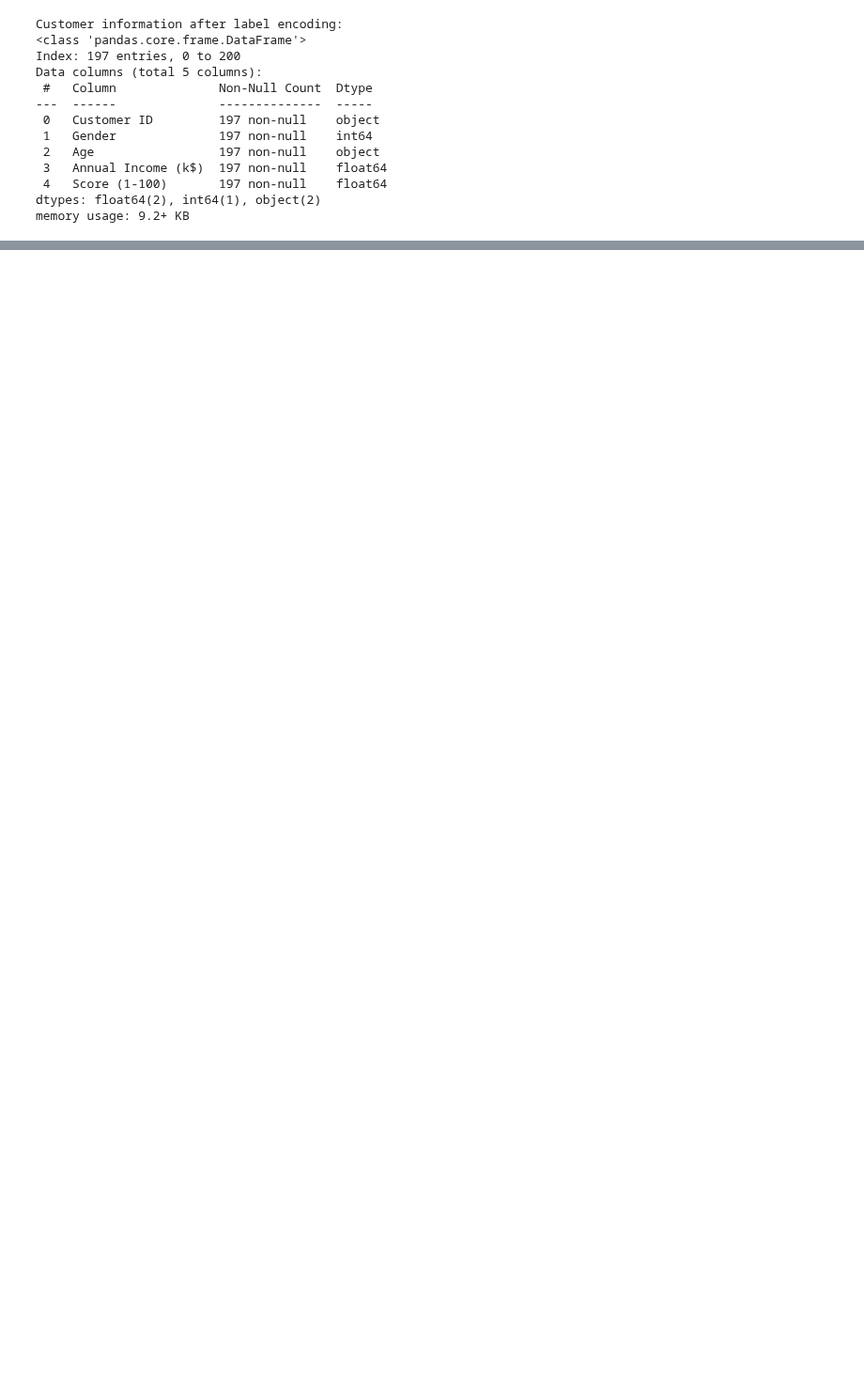
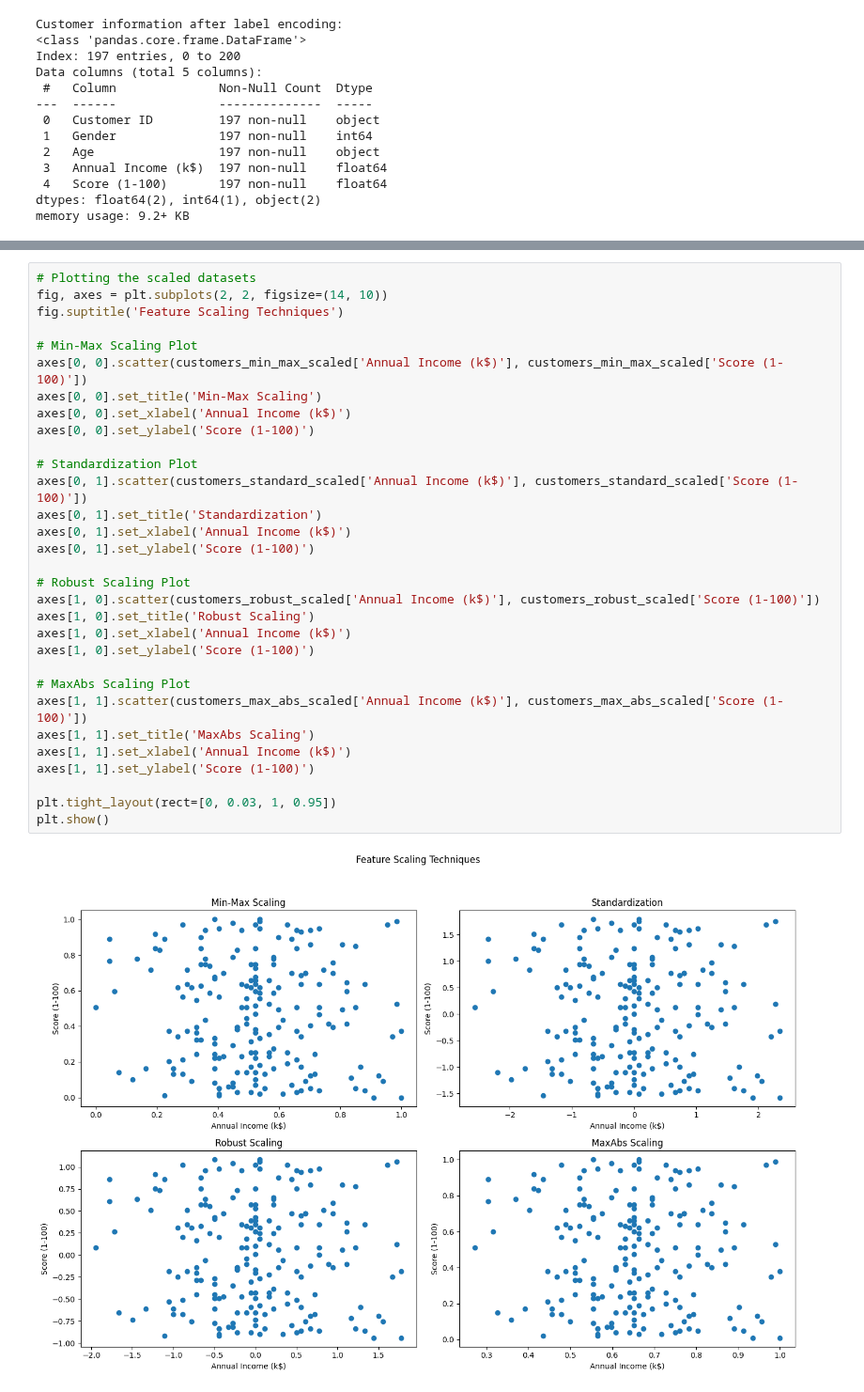
Before and after one commit to amrahmani/ML, a Jupyter notebook: Ch1_DataPreprocessing.ipynb, the cells around one changed output, grey strips where cells are left out. Shown at 94% size. Saved outputs shown, nothing was run; the diff lists cells and outputs as text; blank space fills up the shorter version.

```diff
--- a/Ch1_DataPreprocessing.ipynb
+++ b/Ch1_DataPreprocessing.ipynb
@@ -286,0 +353,33 @@ memory usage: 9.2+ KB
+# %%
+# Plotting the scaled datasets
+fig, axes = plt.subplots(2, 2, figsize=(14, 10))
+fig.suptitle('Feature Scaling Techniques')
+
+# Min-Max Scaling Plot
+axes[0, 0].scatter(customers_min_max_scaled['Annual Income (k$)'], customers_min_max_scaled['Score (1-100)'])
+axes[0, 0].set_title('Min-Max Scaling')
+axes[0, 0].set_xlabel('Annual Income (k$)')
+axes[0, 0].set_ylabel('Score (1-100)')
+
+# Standardization Plot
+axes[0, 1].scatter(customers_standard_scaled['Annual Income (k$)'], customers_standard_scaled['Score (1-100)'])
+axes[0, 1].set_title('Standardization')
+axes[0, 1].set_xlabel('Annual Income (k$)')
+axes[0, 1].set_ylabel('Score (1-100)')
+
+# Robust Scaling Plot
+axes[1, 0].scatter(customers_robust_scaled['Annual Income (k$)'], customers_robust_scaled['Score (1-100)'])
+axes[1, 0].set_title('Robust Scaling')
+axes[1, 0].set_xlabel('Annual Income (k$)')
+axes[1, 0].set_ylabel('Score (1-100)')
+
+# MaxAbs Scaling Plot
+axes[1, 1].scatter(customers_max_abs_scaled['Annual Income (k$)'], customers_max_abs_scaled['Score (1-100)'])
+axes[1, 1].set_title('MaxAbs Scaling')
+axes[1, 1].set_xlabel('Annual Income (k$)')
+axes[1, 1].set_ylabel('Score (1-100)')
+
+plt.tight_layout(rect=[0, 0.03, 1, 0.95])
+plt.show()
+# %% [output]
+[figure, added]
```
Also changed, not shown: parts of 9 cells of this notebook.
